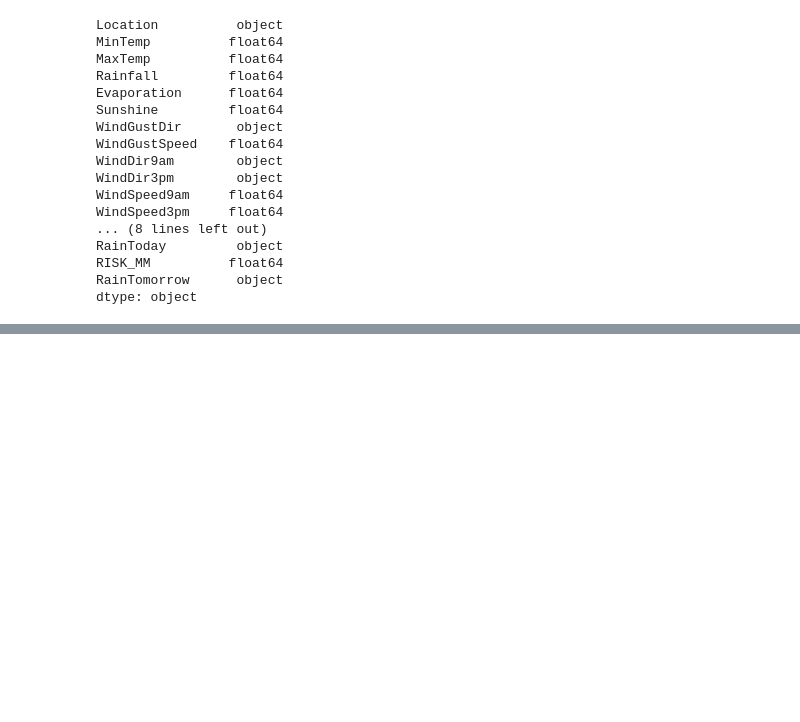
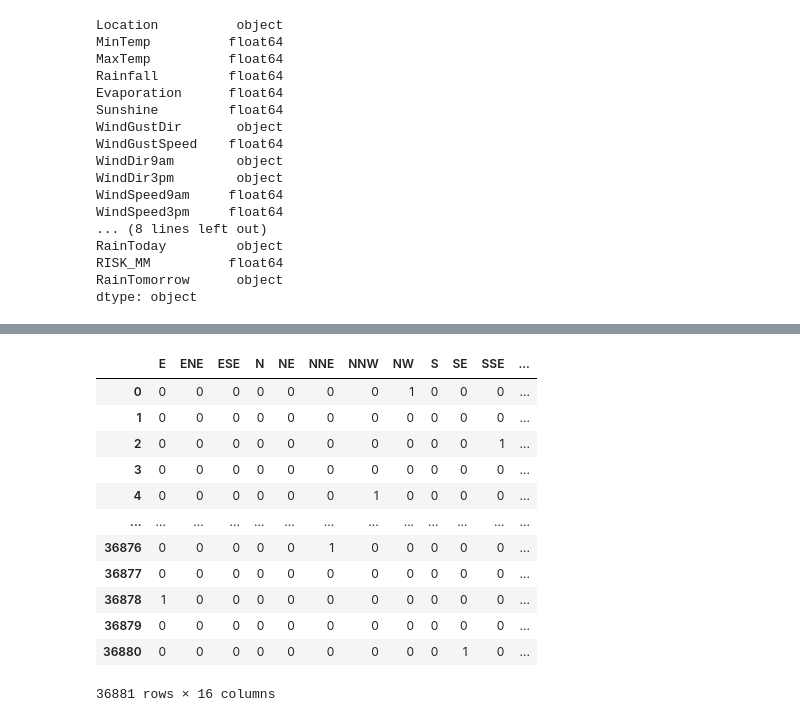
Before and after one commit to w25536/w25536-kaggle, a Jupyter notebook: High_Peformance_Rainfall_Predction.ipynb, the cells around one changed output, grey strips where cells are left out. Cells and saved outputs as stored; diff of their text form; code cells hidden in the pictures; blank space fills up the shorter version.

```diff
--- a/High_Peformance_Rainfall_Predction.ipynb
+++ b/High_Peformance_Rainfall_Predction.ipynb
@@ -73,0 +77,15 @@ array(['No', 'Yes', nan], dtype=object)
+# %%
+data['RainToday'] = data['RainToday'].fillna('No')
+# %%
+encoder = LabelEncoder()
+
+label_encoder_columns = ['RainToday', 'RainTomorrow']
+
+for column in label_encoder_columns:
+    data[column] = encoder.fit_transform(data[column])
+# %%
+def add_column_prefixes(data, column, prefix):
+    return data[column].apply(lambda x: prefix + str(x))
+# %%
+data['WindDir9am'] = add_column_prefixes(data, 'WindDir9am', "9_")
+data['WindDir3pm'] = add_column_prefixes(data, 'WindDir3pm', "3_")
@@ -73,0 +108,16 @@ array(['No', 'Yes', nan], dtype=object)
+# %%
+pd.get_dummies(data['WindGustDir'])
+# %% [output]
+|  | E | ENE | ESE | N | NE | NNE | NNW | NW | S | SE | SSE | ... |
+| 0 | 0 | 0 | 0 | 0 | 0 | 0 | 0 | 1 | 0 | 0 | 0 | ... |
+| 1 | 0 | 0 | 0 | 0 | 0 | 0 | 0 | 0 | 0 | 0 | 0 | ... |
+| 2 | 0 | 0 | 0 | 0 | 0 | 0 | 0 | 0 | 0 | 0 | 1 | ... |
+| 3 | 0 | 0 | 0 | 0 | 0 | 0 | 0 | 0 | 0 | 0 | 0 | ... |
+| 4 | 0 | 0 | 0 | 0 | 0 | 0 | 1 | 0 | 0 | 0 | 0 | ... |
+| ... | ... | ... | ... | ... | ... | ... | ... | ... | ... | ... | ... | ... |
+| 36876 | 0 | 0 | 0 | 0 | 0 | 1 | 0 | 0 | 0 | 0 | 0 | ... |
+| 36877 | 0 | 0 | 0 | 0 | 0 | 0 | 0 | 0 | 0 | 0 | 0 | ... |
+| 36878 | 1 | 0 | 0 | 0 | 0 | 0 | 0 | 0 | 0 | 0 | 0 | ... |
+| 36879 | 0 | 0 | 0 | 0 | 0 | 0 | 0 | 0 | 0 | 0 | 0 | ... |
+| 36880 | 0 | 0 | 0 | 0 | 0 | 0 | 0 | 0 | 0 | 1 | 0 | ... |
+36881 rows × 16 columns
```
Also changed, not shown: parts of 6 cells of this notebook.
